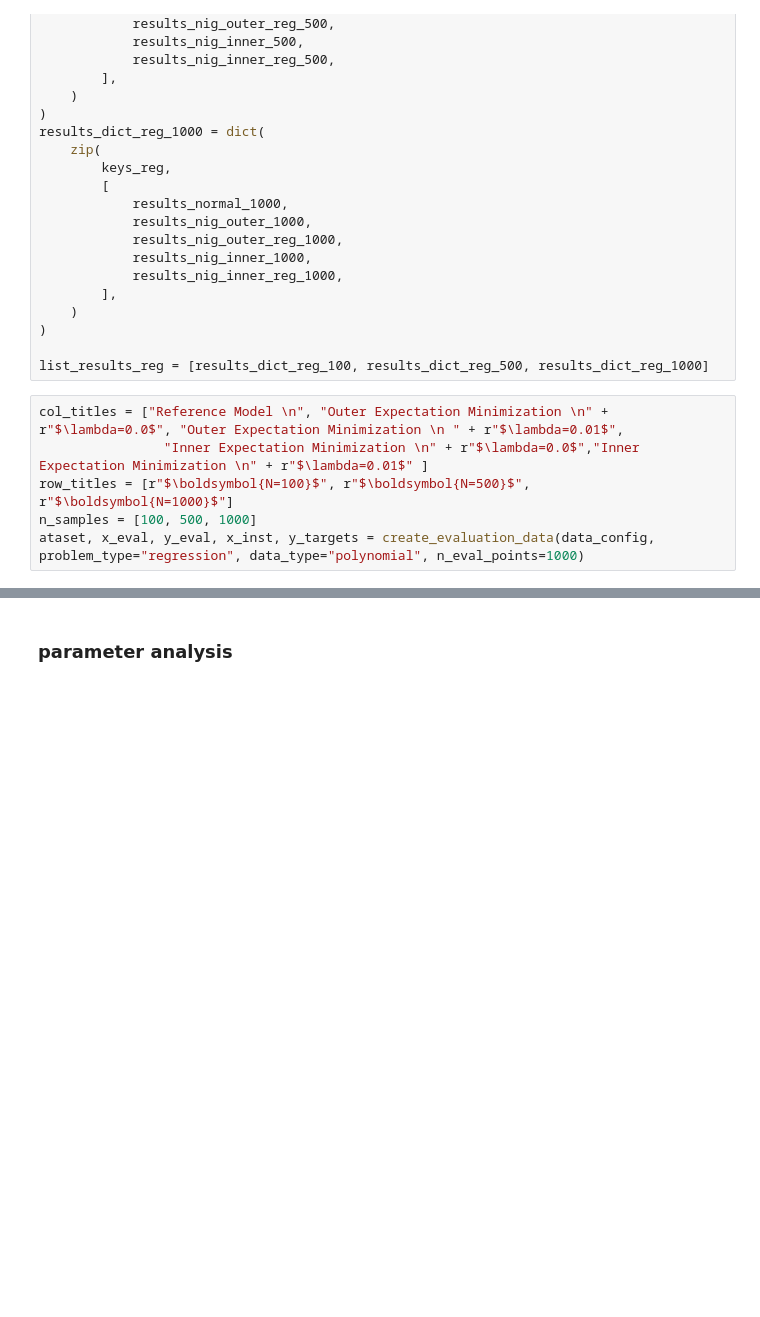
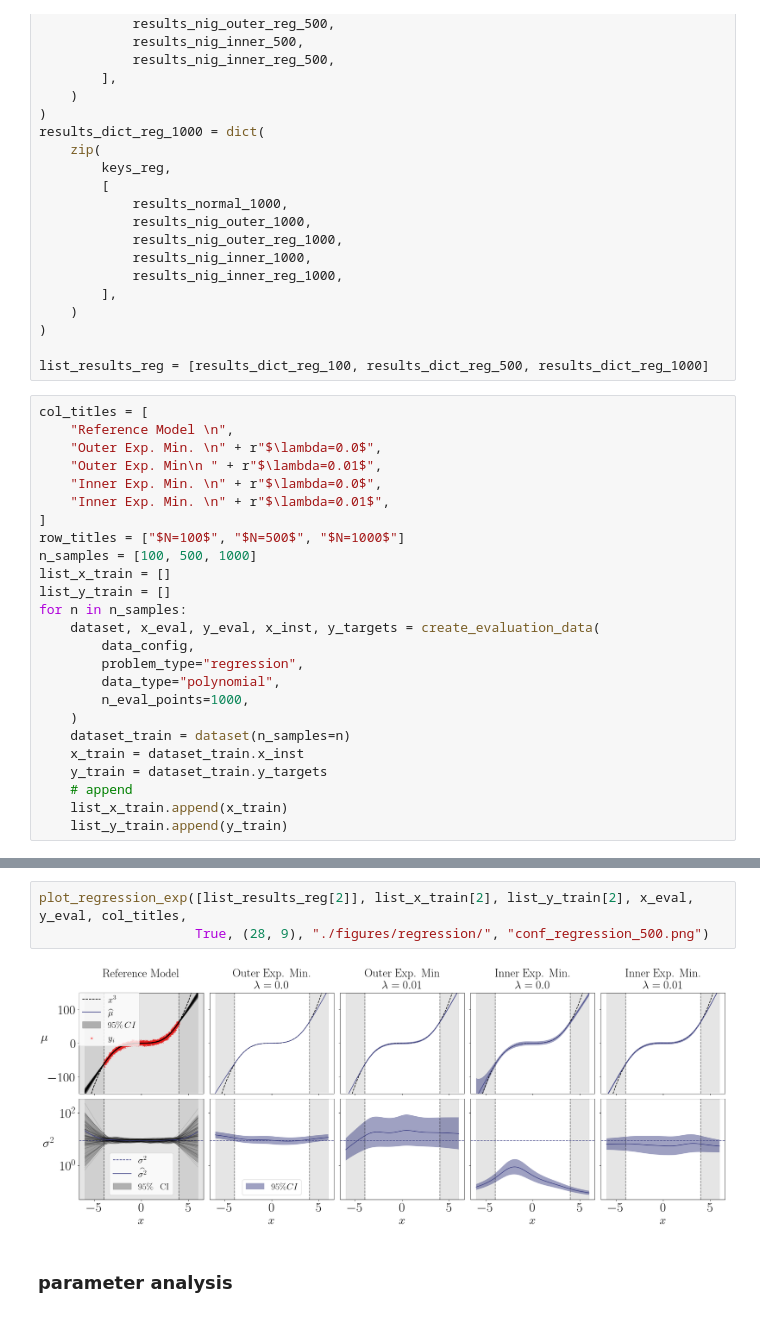
Before and after one commit to mkjuergens/EpistemicUncertaintyAnalysis, a Jupyter notebook: notebooks/plot_results.ipynb, the cells around one changed output, grey strips where cells are left out. Drawn from its saved outputs; the diff is of its cells as text; blank space fills up the shorter version.

```diff
--- a/notebooks/plot_results.ipynb
+++ b/notebooks/plot_results.ipynb
@@ -375,11 +552,30 @@ results_dict_reg_1000 = dict(
 
 list_results_reg = [results_dict_reg_100, results_dict_reg_500, results_dict_reg_1000]
 # %%
-col_titles = ["Reference Model \n", "Outer Expectation Minimization \n" + r"$\lambda=0.0$", "Outer Expectation Minimization \n " + r"$\lambda=0.01$",
-                "Inner Expectation Minimization \n" + r"$\lambda=0.0$","Inner Expectation Minimization \n" + r"$\lambda=0.01$" ]
-row_titles = [r"$\boldsymbol{N=100}$", r"$\boldsymbol{N=500}$", r"$\boldsymbol{N=1000}$"]
+col_titles = [
+    "Reference Model \n",
+    "Outer Exp. Min. \n" + r"$\lambda=0.0$",
+    "Outer Exp. Min\n " + r"$\lambda=0.01$",
+    "Inner Exp. Min. \n" + r"$\lambda=0.0$",
+    "Inner Exp. Min. \n" + r"$\lambda=0.01$",
+]
+row_titles = ["$N=100$", "$N=500$", "$N=1000$"]
 n_samples = [100, 500, 1000]
-ataset, x_eval, y_eval, x_inst, y_targets = create_evaluation_data(data_config, problem_type="regression", data_type="polynomial", n_eval_points=1000)
+list_x_train = []
+list_y_train = []
+for n in n_samples:
+    dataset, x_eval, y_eval, x_inst, y_targets = create_evaluation_data(
+        data_config,
+        problem_type="regression",
+        data_type="polynomial",
+        n_eval_points=1000,
+    )
+    dataset_train = dataset(n_samples=n)
+    x_train = dataset_train.x_inst
+    y_train = dataset_train.y_targets
+    # append
+    list_x_train.append(x_train)
+    list_y_train.append(y_train)
 # %%
 eps_std = 3
 plt.rcParams["font.size"] = 20
@@ -540,3 +750,8 @@ for i, title in enumerate(row_titles_sub):
+# %%
+plot_regression_exp([list_results_reg[2]], list_x_train[2], list_y_train[2], x_eval, y_eval, col_titles,
+                    True, (28, 9), "./figures/regression/", "conf_regression_500.png")
+# %% [output]
+[figure, added]
 # %% [markdown]
 ### parameter analysis
 # %%
```
Also changed, not shown: parts of 15 cells of this notebook, 1 other file.
